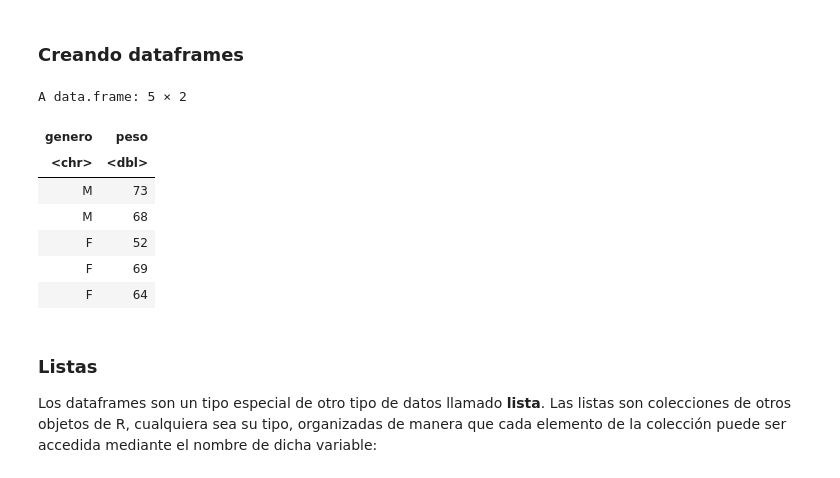
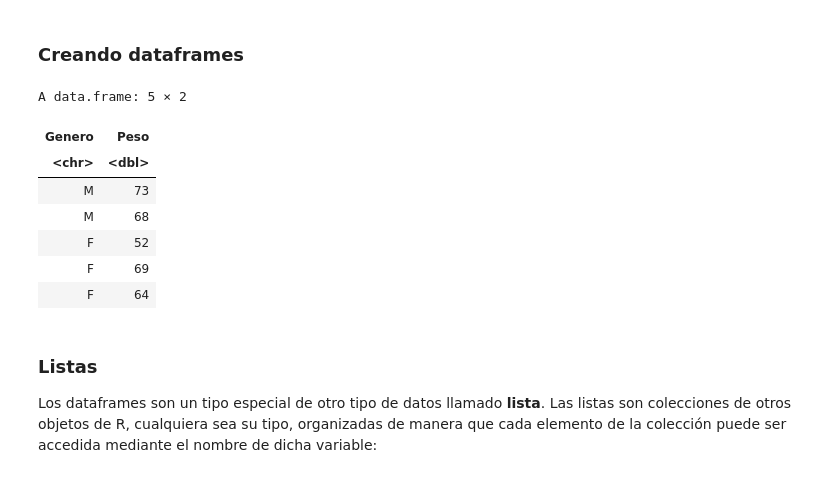
Before and after one commit to LF-Flores/CalculoActuarial-II, a Jupyter notebook: Cuadernos/Matrices_y_dataframes.ipynb, the cells around one changed output. Cells and saved outputs as stored; diff of their text form; code cells hidden in the pictures.

Commit message:
Terminado dataframes y agregado lifecontingencies

```diff
--- a/Cuadernos/Matrices_y_dataframes.ipynb
+++ b/Cuadernos/Matrices_y_dataframes.ipynb
@@ -301,11 +416,11 @@ MBI
 genero <- c("M", "M", "F", "F", "F")
 peso <- c(73, 68, 52, 69, 64)
 # %%
-Estudio <- data.frame(genero, peso)
+Estudio <- data.frame(Genero = genero, Peso = peso)
 Estudio
 # %% [output]
 A data.frame: 5 × 2
-| genero | peso |
+| Genero | Peso |
 | <chr> | <dbl> |
 | M | 73 |
 | M | 68 |
```
Also changed, not shown: parts of 29 cells of this notebook, 1 other file.
